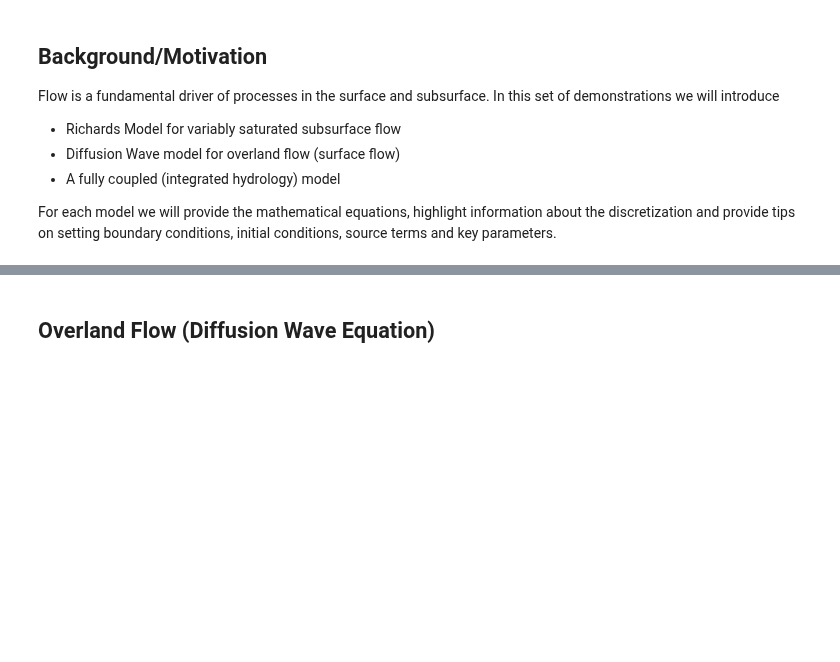
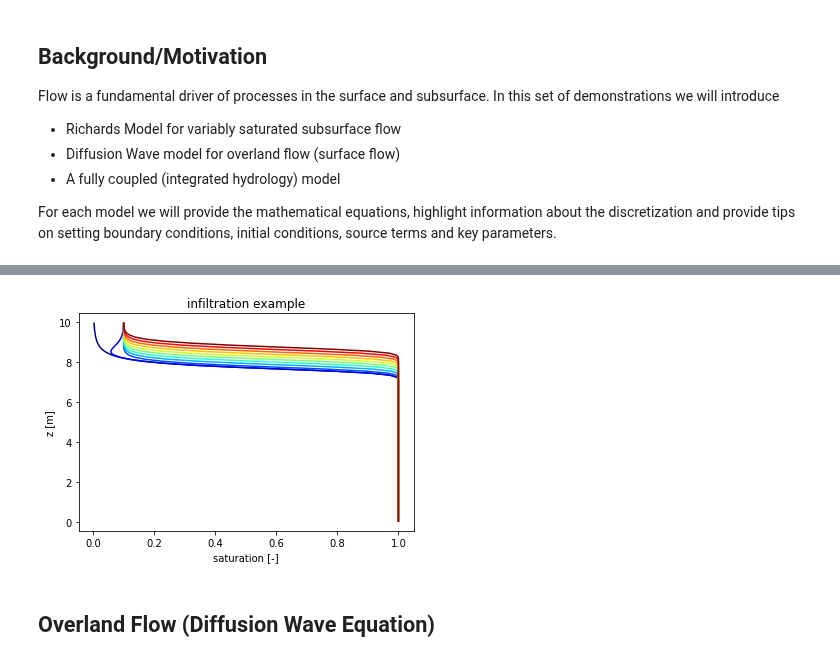
Before and after one commit to amanzi/ats-short-course, a Jupyter notebook: 01_flow/flow.ipynb, the cells around one changed output, grey strips where cells are left out. Cells and saved outputs as stored; diff of their text form; code cells hidden in the pictures; blank space fills up the shorter version.

Commit message:
Added richards infiltration example to the notebook

```diff
--- a/01_flow/flow.ipynb
+++ b/01_flow/flow.ipynb
@@ -36,3 +51,21 @@ Blah, Blah, lots more about the model and equations ...
+# %%
+def plot(dirname, title):
+    """A generic plotting function that plots saturation as a function of depth."""
+    fig = plt.figure()
+
+    vis = ats_xdmf.VisFile(dirname, time_unit='d')
+    vis.loadMesh(columnar=True)
+
+    # plot the solution
+    ax = fig.subplots(1,1)
+    plot_column_data.plot_subsurface(vis, ['saturation_liquid',], ax, None, cmap='jet')
+    ax.set_title(title)
+    ax.set_xlabel('saturation [-]')
+    ax.set_ylabel('z [m]')
+# %%
+plot("./richards/run/", "infiltration example")
+# %% [output]
+[figure, added]
 # %% [markdown]
 ## Overland Flow (Diffusion Wave Equation)
 # %% [markdown]
```
Also changed, not shown: parts of 4 cells of this notebook, 1 other file.
